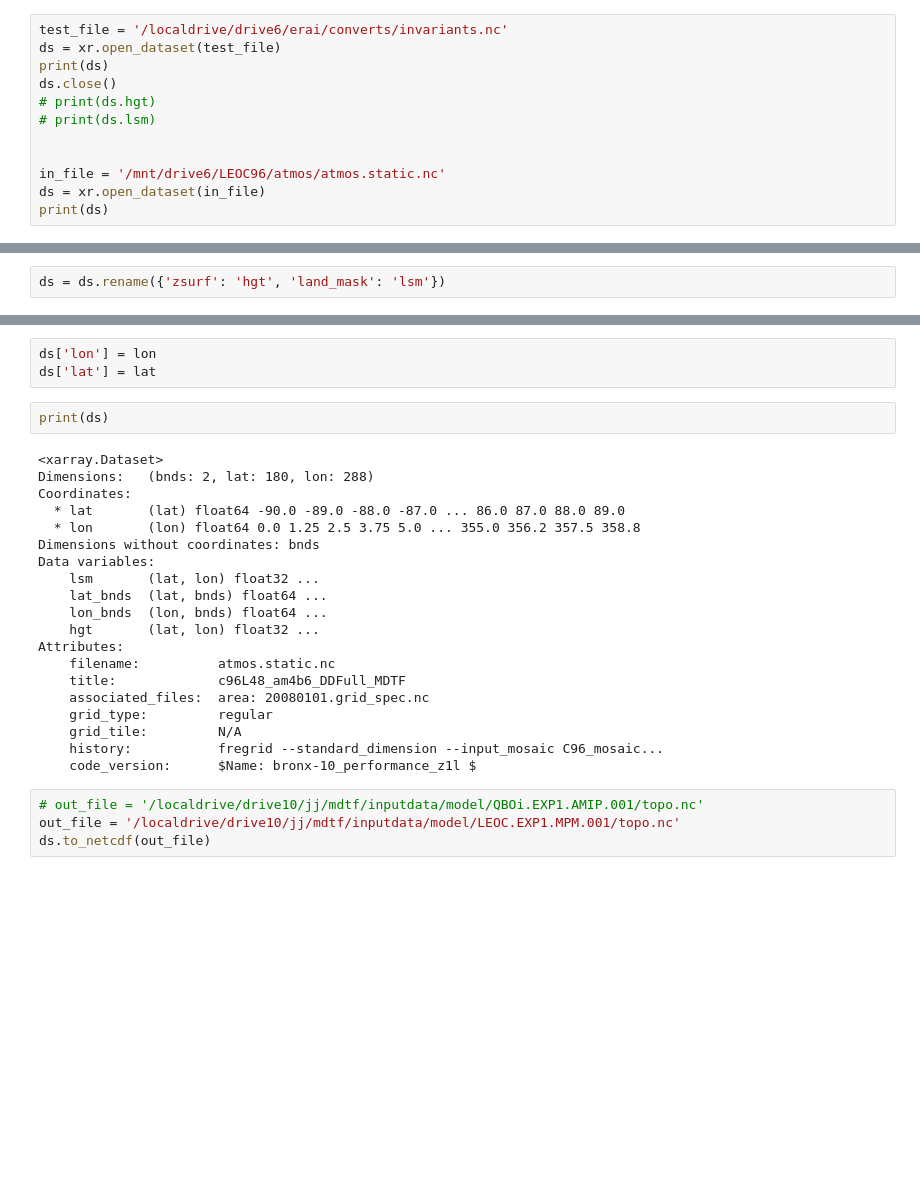
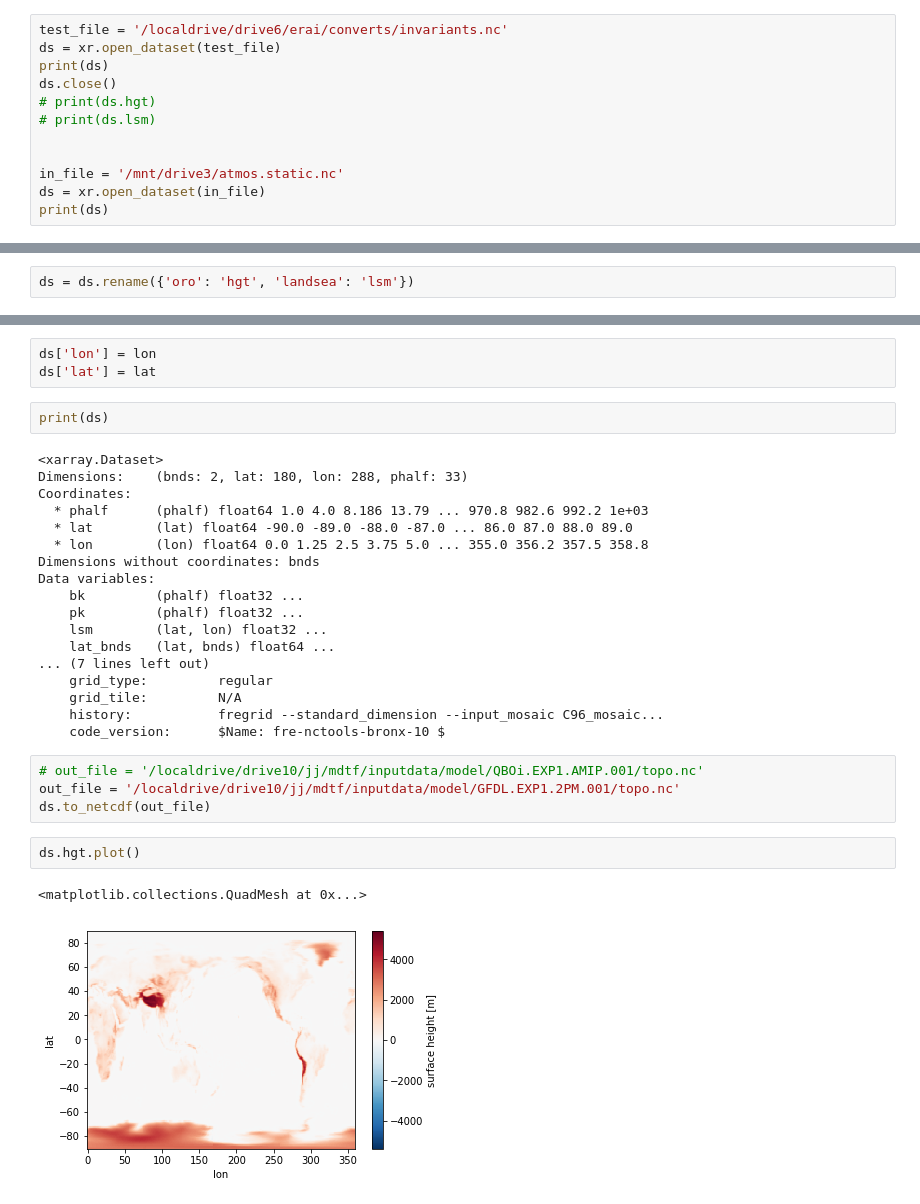
Before and after one commit to NOAA-GFDL/MDTF-diagnostics, a Jupyter notebook: diagnostics/etc_composites/remove/2pm_create_topo (gfdl).ipynb, the cells around one changed output, grey strips where cells are left out. Cells and saved outputs as stored; diff of their text form; blank space fills up the shorter version.

```diff
--- a/diagnostics/etc_composites/remove/2pm_create_topo (gfdl).ipynb
+++ b/diagnostics/etc_composites/remove/2pm_create_topo (gfdl).ipynb
@@ -21,7 +21,7 @@ ds.close()
 # print(ds.lsm)
 
 
-in_file = '/mnt/drive6/LEOC96/atmos/atmos.static.nc'
+in_file = '/mnt/drive3/atmos.static.nc'
 ds = xr.open_dataset(in_file)
 print(ds)
 # %% [output]
@@ -45,2 +45,2 @@ Attributes:
 # %%
-ds = ds.rename({'zsurf': 'hgt', 'land_mask': 'lsm'})
+ds = ds.rename({'oro': 'hgt', 'landsea': 'lsm'})
@@ -59,25 +79,28 @@ ds['lat'] = lat
 print(ds)
 # %% [output]
 <xarray.Dataset>
-Dimensions:   (bnds: 2, lat: 180, lon: 288)
+Dimensions:    (bnds: 2, lat: 180, lon: 288, phalf: 33)
 Coordinates:
-  * lat       (lat) float64 -90.0 -89.0 -88.0 -87.0 ... 86.0 87.0 88.0 89.0
-  * lon       (lon) float64 0.0 1.25 2.5 3.75 5.0 ... 355.0 356.2 357.5 358.8
+  * phalf      (phalf) float64 1.0 4.0 8.186 13.79 ... 970.8 982.6 992.2 1e+03
+  * lat        (lat) float64 -90.0 -89.0 -88.0 -87.0 ... 86.0 87.0 88.0 89.0
+  * lon        (lon) float64 0.0 1.25 2.5 3.75 5.0 ... 355.0 356.2 357.5 358.8
 Dimensions without coordinates: bnds
 Data variables:
-    lsm       (lat, lon) float32 ...
-    lat_bnds  (lat, bnds) float64 ...
-    lon_bnds  (lon, bnds) float64 ...
-    hgt       (lat, lon) float32 ...
-Attributes:
-    filename:          atmos.static.nc
-    title:             c96L48_am4b6_DDFull_MDTF
-    associated_files:  area: 20080101.grid_spec.nc
+    bk         (phalf) float32 ...
+    pk         (phalf) float32 ...
+    lsm        (lat, lon) float32 ...
+    lat_bnds   (lat, bnds) float64 ...
+... (7 lines left out)
     grid_type:         regular
     grid_tile:         N/A
     history:           fregrid --standard_dimension --input_mosaic C96_mosaic...
-    code_version:      $Name: bronx-10_performance_z1l $
+    code_version:      $Name: fre-nctools-bronx-10 $
 # %%
 # out_file = '/localdrive/drive10/jj/mdtf/inputdata/model/QBOi.EXP1.AMIP.001/topo.nc'
-out_file = '/localdrive/drive10/jj/mdtf/inputdata/model/LEOC.EXP1.MPM.001/topo.nc'
+out_file = '/localdrive/drive10/jj/mdtf/inputdata/model/GFDL.EXP1.2PM.001/topo.nc'
 ds.to_netcdf(out_file)
+# %%
+ds.hgt.plot()
+# %% [output]
+<matplotlib.collections.QuadMesh at 0x...>
+[figure, added]
```
Also changed, not shown: parts of 2 cells of this notebook, 10 other files.
